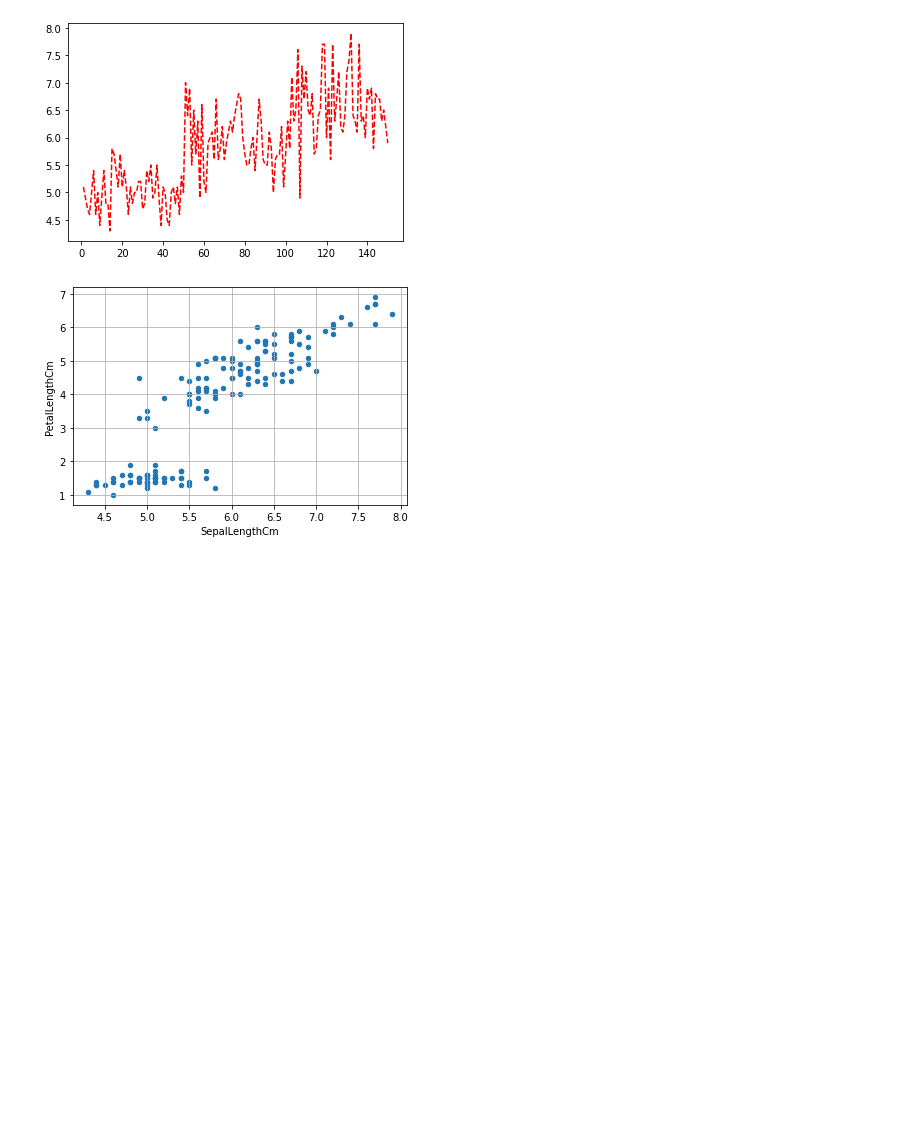
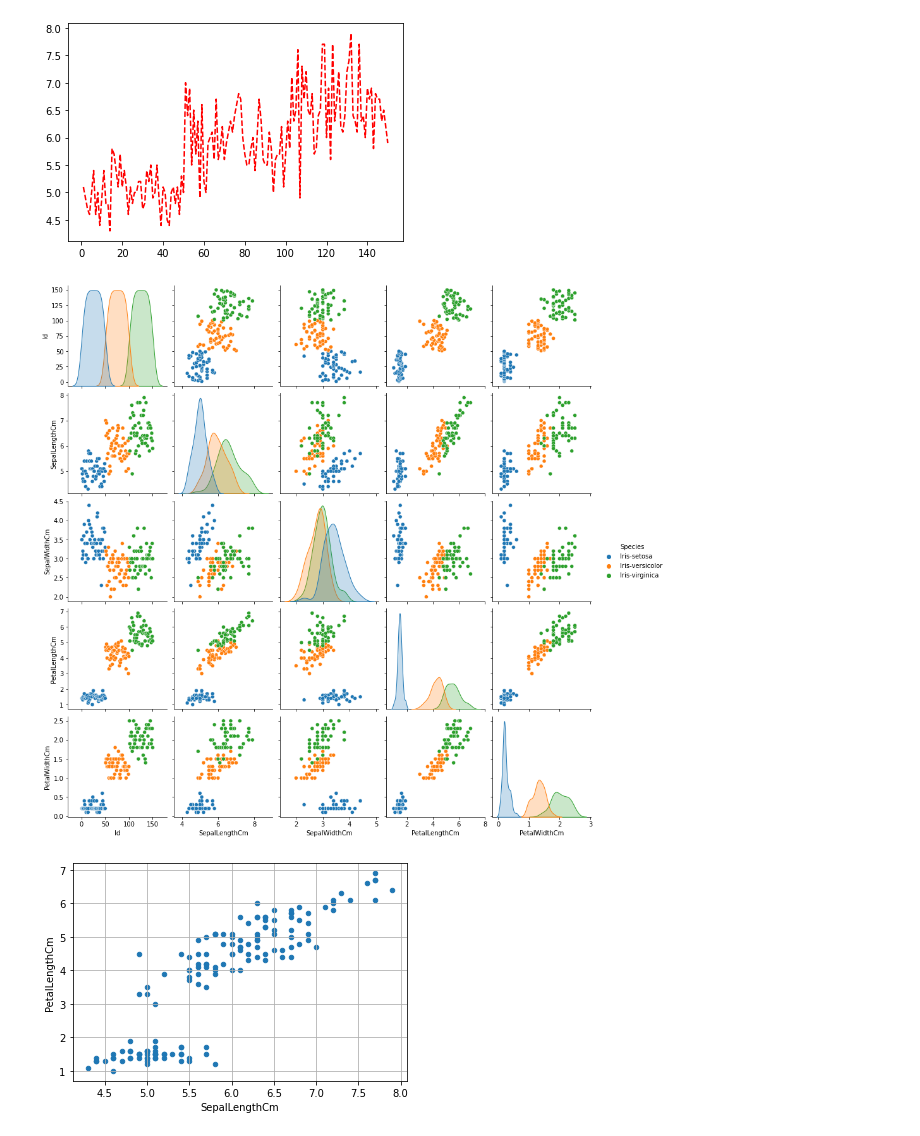
Before and after one commit to kunji1999/Data-Science, a Jupyter notebook: Experiment3.ipynb, the cells around one changed output. Saved outputs shown, nothing was run; the diff lists cells and outputs as text; code cells hidden in the pictures; blank space fills up the shorter version.

```diff
--- a/Experiment3.ipynb
+++ b/Experiment3.ipynb
@@ -26,6 +49,11 @@ plt.show
 # %% [output]
 <function matplotlib.pyplot.show>
 [figure]
+# %%
+
+g = sns.pairplot(data,hue="Species")
+# %% [output]
+[figure, added]
 # %%
 #using scatter plott
 iris.plot(kind ="scatter",
```
Also changed, not shown: parts of 4 cells of this notebook.
